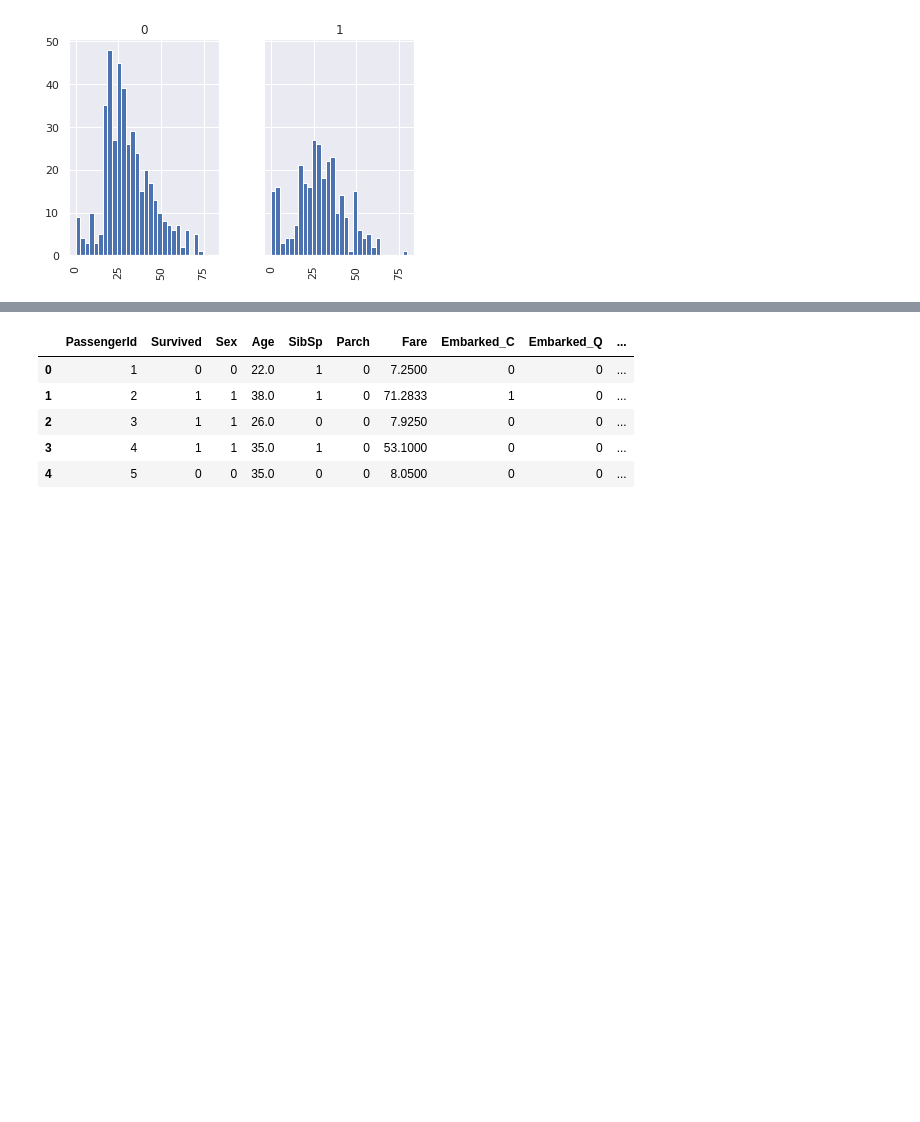
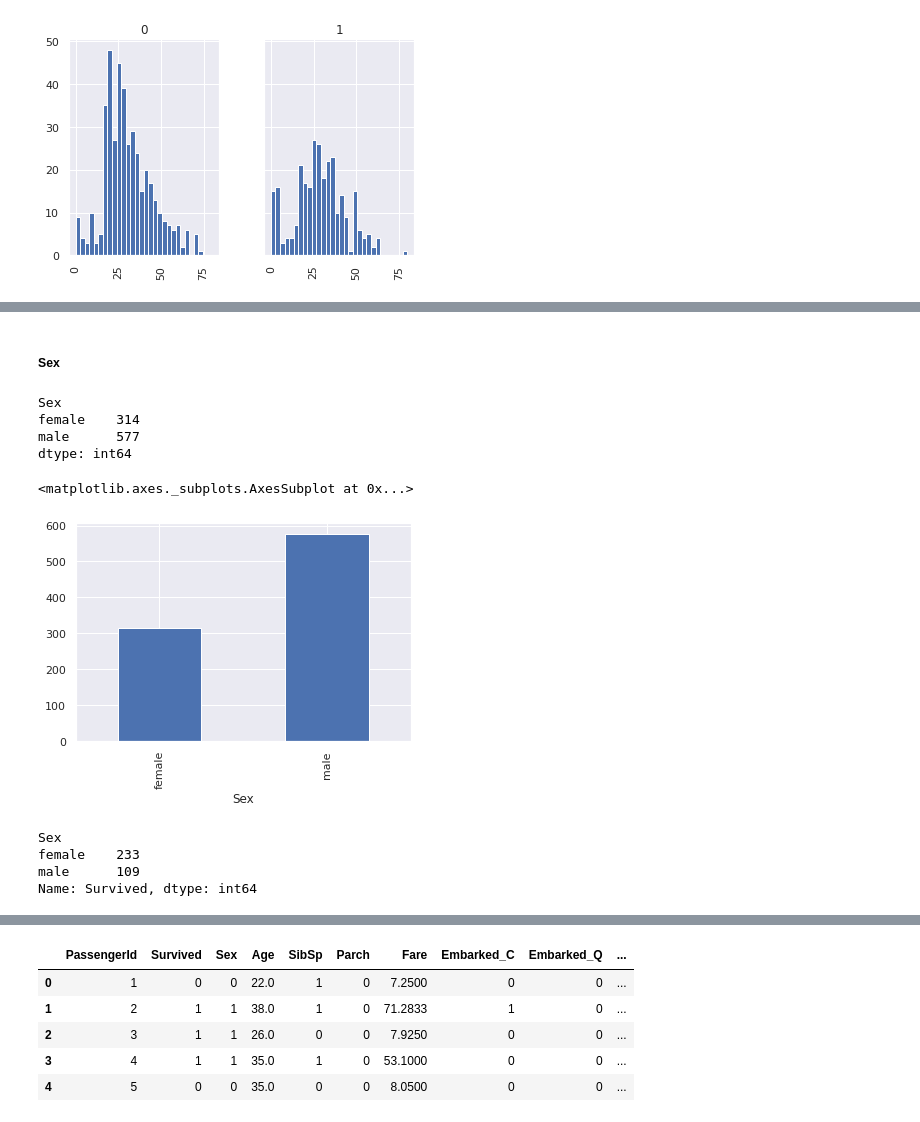
Before and after one commit to lerz30/ML_introduction, a Jupyter notebook: notebooks/pandas_intro.ipynb, the cells around one changed output, grey strips where cells are left out. Cells and saved outputs as stored; diff of their text form; code cells hidden in the pictures; blank space fills up the shorter version.

```diff
--- a/notebooks/pandas_intro.ipynb
+++ b/notebooks/pandas_intro.ipynb
@@ -170,0 +174,21 @@ plt.set_title('Passenger class per sex')#%% md
+# %% [markdown]
+##### Sex
+# %%
+df.groupby('Sex').size()
+# %% [output]
+Sex
+female    314
+male      577
+dtype: int64
+# %%
+df.groupby('Sex').size().plot(kind='bar')
+# %% [output]
+<matplotlib.axes._subplots.AxesSubplot at 0x...>
+[figure, added]
+# %%
+df.groupby('Sex')['Survived'].sum()
+# %% [output]
+Sex
+female    233
+male      109
+Name: Survived, dtype: int64
```
Also changed, not shown: parts of 9 cells of this notebook.
